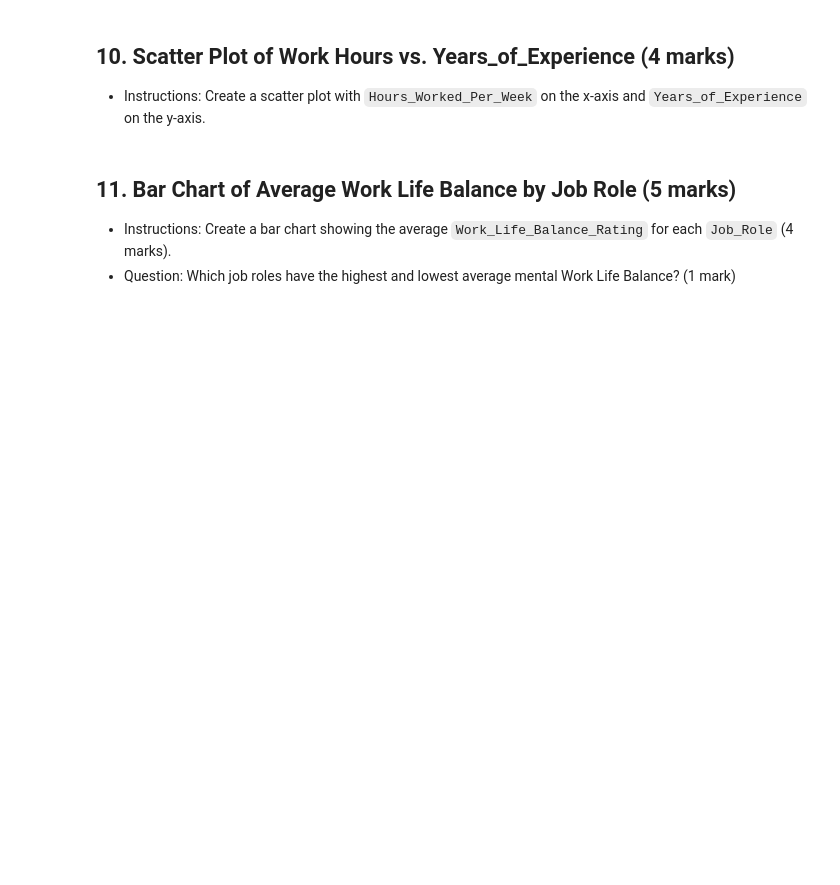
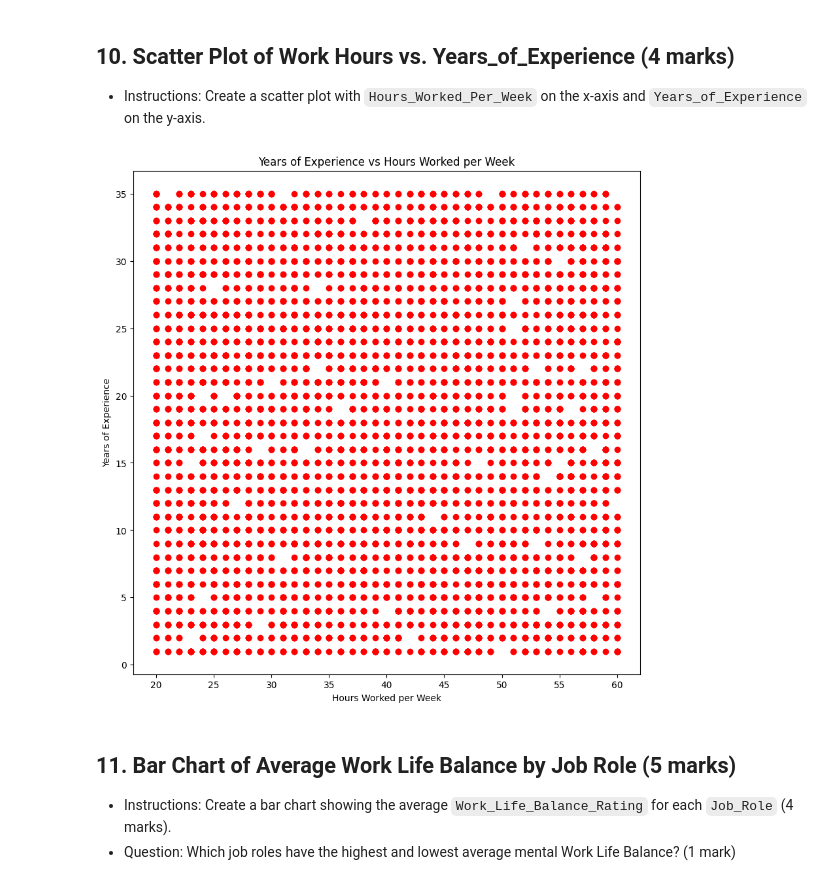
Before and after one commit to cybardev/ShiftKey-DataAnalytics, a Jupyter notebook: Assessment/Data_Analytics_with_Python_Assessment.ipynb, the cells around one changed output. Drawn from its saved outputs; the diff is of its cells as text; code cells hidden in the pictures; blank space fills up the shorter version.

```diff
--- a/Assessment/Data_Analytics_with_Python_Assessment.ipynb
+++ b/Assessment/Data_Analytics_with_Python_Assessment.ipynb
@@ -183,3 +366,13 @@ Instructions: Use individual commands to find the statistical summary.
+# %%
+# Write code here
+plt.figure(figsize=(10, 10))
+plt.scatter(df["Hours_Worked_Per_Week"], df["Years_of_Experience"], color="red")
+plt.title("Years of Experience vs Hours Worked per Week")
+plt.xlabel("Hours Worked per Week")
+plt.ylabel("Years of Experience")
+plt.show()
+# %% [output]
+[figure, added]
 # %% [markdown]
 ## 11. Bar Chart of Average Work Life Balance by Job Role (5 marks)
 - Instructions: Create a bar chart showing the average `Work_Life_Balance_Rating` for each `Job_Role` (4 marks).
```
Also changed, not shown: parts of 35 cells of this notebook.
